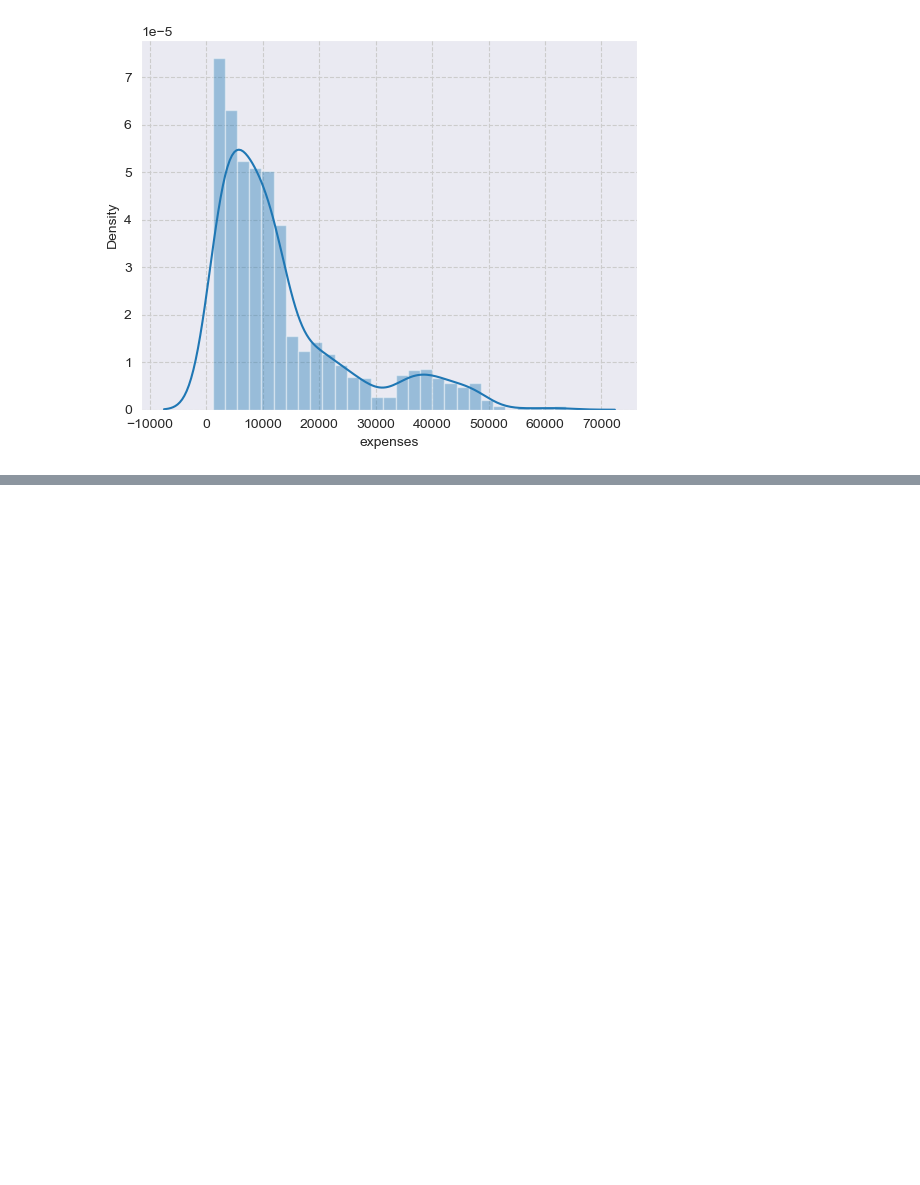
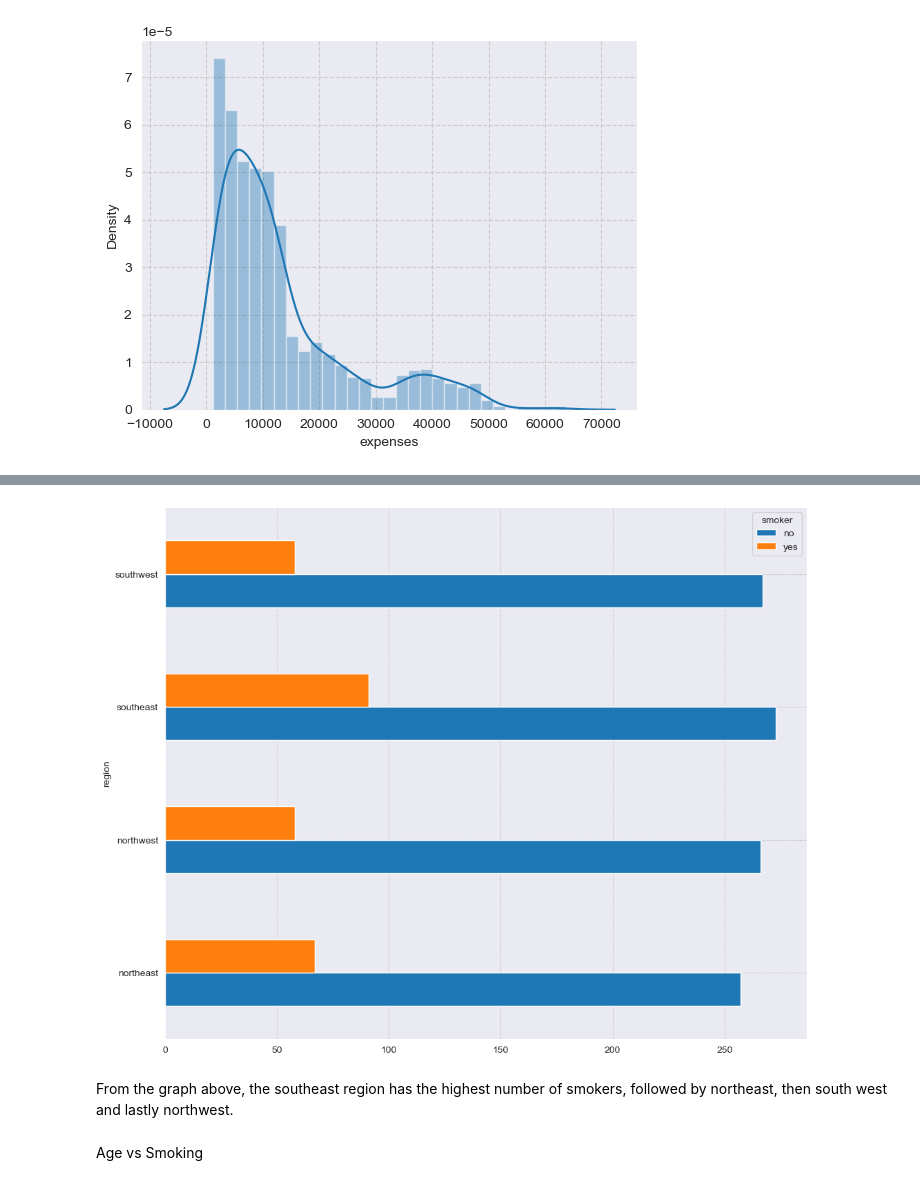
Before and after one commit to George-Mbugua/Predicting-Insurance-Premiums-A-Multiple-Linear-Regression-Model, a Jupyter notebook: Untitled-1.ipynb, the cells around one changed output, grey strips where cells are left out. Saved outputs shown, nothing was run; the diff lists cells and outputs as text; code cells hidden in the pictures; blank space fills up the shorter version.

```diff
--- a/Untitled-1.ipynb
+++ b/Untitled-1.ipynb
@@ -244,0 +259,10 @@ sns.distplot(insurance_data.expenses)
+# %%
+#Plotting smokers and non-smokers for different regions
+pd.crosstab(insurance_data['region'],
+            insurance_data['smoker']).plot(kind = 'barh',figsize=(12,10));
+# %% [output]
+[figure, added]
+# %% [markdown]
+From the graph above, the southeast region has the  highest number of smokers, followed by northeast, then south west and lastly northwest.
+# %% [markdown]
+Age vs Smoking
```
Also changed, not shown: parts of 27 cells of this notebook.
